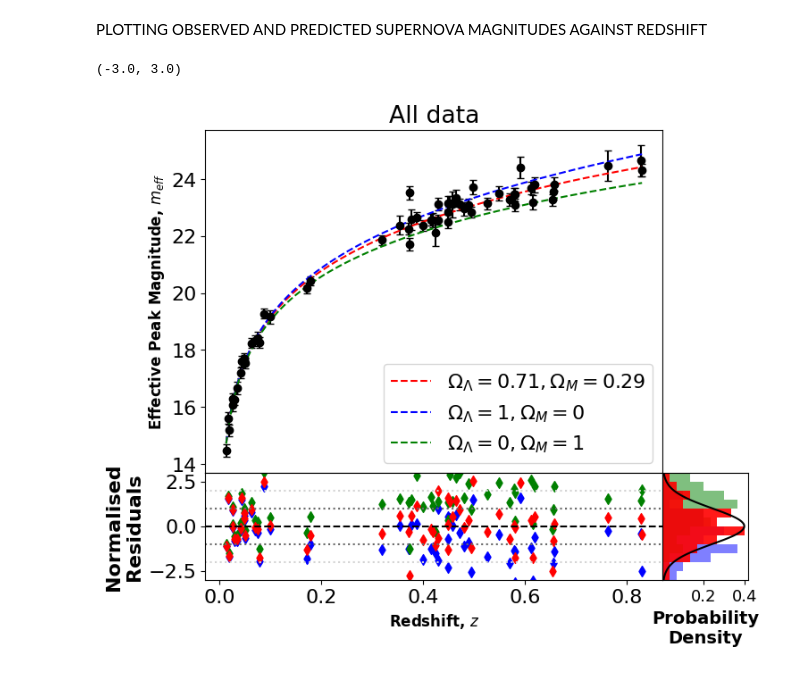
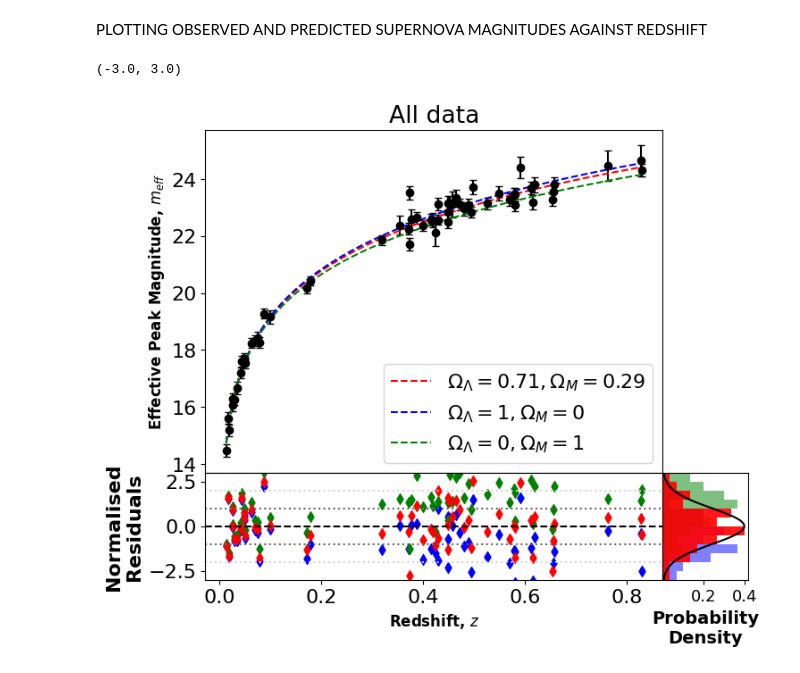
Before and after one commit to BradleyMak/Supernova_Cosmology, a Jupyter notebook: milestone.ipynb, the cells around one changed output. Drawn from its saved outputs; the diff is of its cells as text; code cells hidden in the pictures.

```diff
--- a/milestone.ipynb
+++ b/milestone.ipynb
@@ -130,54 +147,59 @@ omega_lambda, omega_lambda_err = functions.find_omega_lambda_and_error(redshift[
 # %% [markdown]
 PLOTTING OBSERVED AND PREDICTED SUPERNOVA MAGNITUDES AGAINST REDSHIFT
 # %%
+#The aim of this code is to produce a plot with residuals which shows how well 3 different models fit the data.
+
+#the model function we are fitting the data to.
 def model_funct(redshift, model_params):
     try:
-        flux_predicted = L_peak/(4*np.pi*(1+redshift)**2*(functions.integrate_array(functions.comoving_distance_integrand, np.zeros(len(redshift.tolist())), redshift, args=(H_0, 0, model_params, None)))**2) #W/m^2/Ang
+        flux_predicted = L_peak/(4*np.pi*(1+redshift)**2*(functions.integrate_array(functions.comoving_distance_integrand, np.zeros(len(redshift.tolist())), redshift, args=(H_0, model_params, 1-model_params)))**2) #W/m^2/Ang
     except:
-        flux_predicted = L_peak/(4*np.pi*(1+redshift)**2*(functions.integrate_array(functions.comoving_distance_integrand, [0], [redshift], args=(H_0, 0, model_params, None)))**2) #W/m^2/Ang
+        flux_predicted = L_peak/(4*np.pi*(1+redshift)**2*(functions.integrate_array(functions.comoving_distance_integrand, [0], [redshift], args=(H_0, model_params, 1-model_params)))**2) #W/m^2/Ang
     flux_predicted = flux_predicted * 10**7 * 10**-4 #erg/s/cm^2/Angstrom
     mag_predicted = m_0 - 2.5*np.log10(flux_predicted)
     return mag_predicted
 
+#top plot - plotting observed data with three lines corresponding to the three different combinations of the density parameters in the model function.
 plt.figure(1)
 plt.figure(1).add_axes((0,0,0.8,0.8))
 plt.errorbar(redshift, eff_peak_mag, yerr = mag_err, color = 'black', capsize = 3, marker='o', linestyle='None')
-plt.plot(np.linspace(np.min(redshift), np.max(redshift), 1000), functions.mag_model(np.linspace(np.min(redshift), np.max(redshift), 1000), L_peak, H_0, m_0, 0, omega_lambda, None), label = f'$Ω_Λ = {np.round(omega_lambda, 2)}, Ω_M = {np.round(1-omega_lambda, 2)}$', color = 'red', linestyle = '--')
-plt.plot(np.linspace(np.min(redshift), np.max(redshift), 1000), functions.mag_model(np.linspace(np.min(redshift), np.max(redshift), 1000), L_peak, H_0, m_0, 0, 1, None), label = '$Ω_Λ = 1, Ω_M = 0$', color = 'blue', linestyle = '--')
-plt.plot(np.linspace(np.min(redshift), np.max(redshift), 1000), functions.mag_model(np.linspace(np.min(redshift), np.max(redshift), 1000), L_peak, H_0, m_0, 0, 0, None), label = '$Ω_Λ = 0, Ω_M = 1$', color = 'green', linestyle = '--')
+plt.plot(np.linspace(np.min(redshift), np.max(redshift), 1000), functions.mag_model(np.linspace(np.min(redshift), np.max(redshift), 1000), L_peak, H_0, m_0, omega_lambda, 1-omega_lambda), label = f'$Ω_Λ = {np.round(omega_lambda, 2)}, Ω_M = {np.round(1-omega_lambda, 2)}$', color = 'red', linestyle = '--')
+plt.plot(np.linspace(np.min(redshift), np.max(redshift), 1000), functions.mag_model(np.linspace(np.min(redshift), np.max(redshift), 1000), L_peak, H_0, m_0, 1, 1-omega_lambda), label = '$Ω_Λ = 1, Ω_M = 0$', color = 'blue', linestyle = '--')
+plt.plot(np.linspace(np.min(redshift), np.max(redshift), 1000), functions.mag_model(np.linspace(np.min(redshift), np.max(redshift), 1000), L_peak, H_0, m_0, 0, 1-omega_lambda), label = '$Ω_Λ = 0, Ω_M = 1$', color = 'green', linestyle = '--')
 plt.ylabel('Effective Peak Magnitude, $m_{eff}$', weight = 'bold', fontsize = 12)
 plt.legend()
 plt.title('All data')
 
+#bottom left plot - plotting residuals for three different model functions.
 plt.figure(1).add_axes((0,-0.25,0.8,0.25))
 colours = ['blue', 'green', 'red']
 omega_lambdas = [1, 0, omega_lambda]
 plt.ylabel("""Normalised
 Residuals""", weight = 'bold')
 plt.ylim(-3, 3)
 plt.axhline(y = 0, linestyle = '--', color = 'black')
 plt.axhline(y = 1, linestyle = ':', color = 'dimgrey'); plt.axhline(y = -1, linestyle = ':', color = 'dimgrey')
 plt.axhline(y = 2, linestyle = ':', color = 'lightgrey'); plt.axhline(y = -2, linestyle = ':', color = 'lightgrey')
 plt.xlabel('Redshift, $z$', weight = 'bold', fontsize = 12)
 for i in range(0, len(colours)):
         norm_residuals = functions.get_norm_residuals([omega_lambdas[i]], model_funct, redshift, eff_peak_mag, mag_err)
         plt.scatter(redshift, norm_residuals, color=colours[i], marker = 'd')
 
+#bottom right plot - plotting normalised residual distribution histogram for each of the three cases, with a Gaussian centred on 0 superimposed on top.
 plt.figure(1).add_axes((0.8,-0.25,0.15,0.25))
 plt.xticks([0.2,0.4], fontsize = 13)
 mu = 0; variance = 1
 sigma = math.sqrt(variance)
 y = np.linspace(mu - 3*sigma, mu + 3*sigma, 100)
 plt.plot(stats.norm.pdf(y, mu, sigma), y, color = 'black')
 plt.xlabel("""Probability
 Density""", fontsize = 14, weight = 'bold')
 plt.gca().set_yticks([])
 plt.gca().invert_yaxis()
-
 for i in range(0, len(colours)):
         norm_residuals = functions.get_norm_residuals([omega_lambdas[i]], model_funct, redshift, eff_peak_mag, mag_err)
         plt.hist(norm_residuals, bins=np.arange(-10, 10, 0.5), alpha = [0.5, 0.5, 0.9][i], density = True, orientation = 'horizontal', color = colours[i])
 plt.ylim(-3, 3)
 # %% [output]
 (-3.0, 3.0)
-[figure, old version]
+[figure, new version]
```
Also changed, not shown: parts of 4 cells of this notebook, 3 other files.
